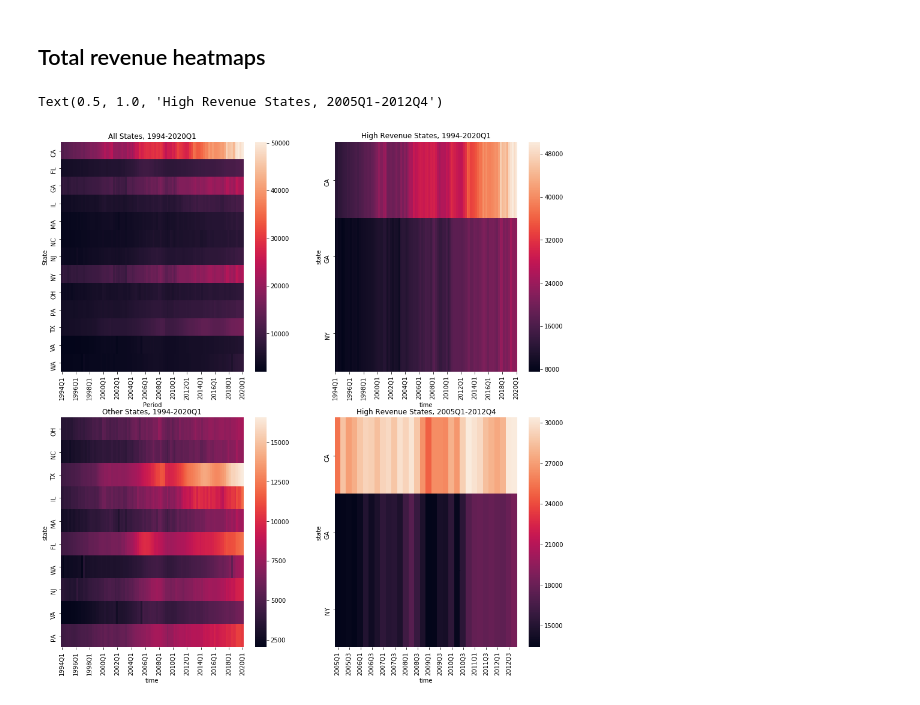
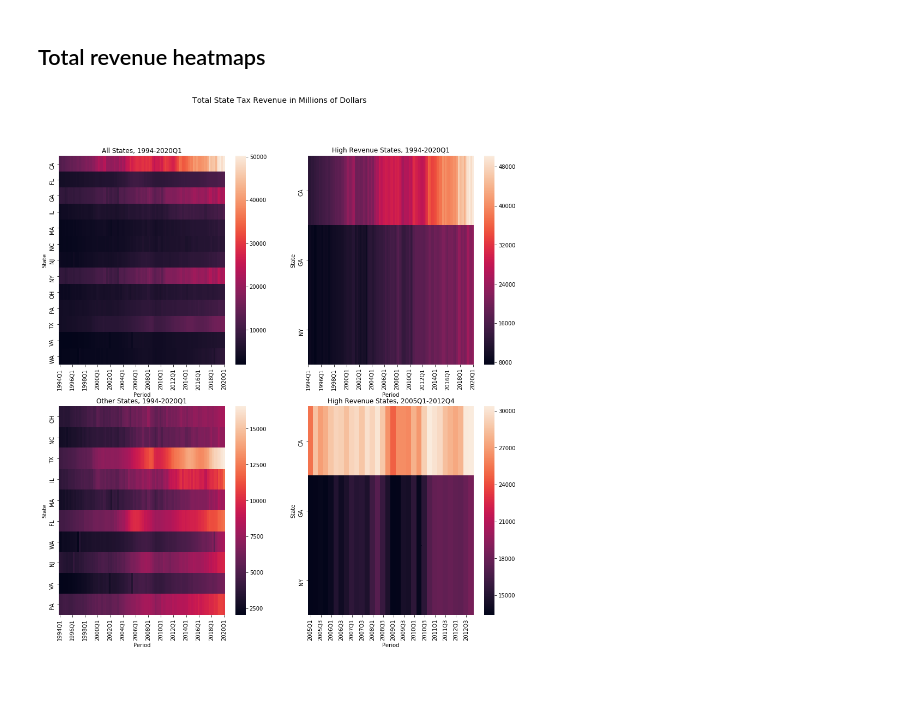
Before and after one commit to rcstein/qtax, a Jupyter notebook: QTax Data Analysis.ipynb, the cells around one changed output. Cells and saved outputs as stored; diff of their text form; code cells hidden in the pictures.

```diff
--- a/QTax Data Analysis.ipynb
+++ b/QTax Data Analysis.ipynb
@@ -146,0 +128,2 @@ SyntaxError: unexpected EOF while parsing (<ipython-input-28-ab5b5107a6f3>, line
+# %%
+texas_total.index = texas_total.index.to_period(freq = "Q")
@@ -160,8 +152,7 @@ top_15_totals = {"california":california_total,
                  "newjersey":newjersey_total,
                  "virginia":virginia_total,
                 "washington":washington_total,
-                 #"arizona":arizona_total, -- removing arizona becuase revenues are low relative to other states, makes
-                 #comparison difficult
+                 "arizona":arizona_total,
                  "massachusetts":massachusetts_total}
 # State abbreviation dict to make switching between full name / abbr easier
 abbr_lookup = {"california":"CA",
@@ -194,7 +185,11 @@ for key in top_15_totals:
     top_15_totals[key] = read_adj(key)
     #top_15_totals[key].time = top_15_totals[key].time.str.replace(":","-Q")
 # %%
-top_15_total = pd.DataFrame(columns = ["time","original","adjusted","state"])
+# Add state column, quarterly percent change and yearly percent change, combine into single data frame for
+# graphing
+top_15_total = pd.DataFrame(columns = ["time","original","adjusted","state","q_pct_change","y_pct_change"])
 for key in top_15_totals:
     top_15_totals[key]["state"] = abbr_lookup[key]
+    top_15_totals[key]["q_pct_change"] = top_15_totals[key]["adjusted"].pct_change()
+    top_15_totals[key]["y_pct_change"] = top_15_totals[key]["original"].pct_change(periods = 4) # using original non- adjusted vals for y-y change
     top_15_total = top_15_total.append(top_15_totals[key])
@@ -201,7 +205,7 @@ for key in top_15_totals:
 # %%
-top_15_total = top_15_total.pivot("time", "state", "adjusted")
-top_15_total.index = top_15_total.index.to_period(freq = "Q")
-top_15_total.head()
+top_15_total_val = top_15_total.pivot("time", "state", "adjusted")
+top_15_total_val.index = top_15_total_val.index.to_period(freq = "Q")
+top_15_total_val.head()
 # %% [output]
 | state | CA | FL | GA | IL | MA | NC | NJ | NY | OH | PA | TX | ... |
 | time |  |  |  |  |  |  |  |  |  |  |  | ... |
@@ -215,29 +219,37 @@ top_15_total.head()
 # %%
 fig, axs = plt.subplots(2,2, figsize=(15,15))
 ul = axs[0,0]
 ur = axs[0,1]
 ll = axs[1,0]
 lr = axs[1,1]
-sns.heatmap(top_15_total.transpose(),ax = ul,xticklabels = 8)
+
+sns.heatmap(top_15_total_val.transpose(),ax = ul,xticklabels = 8)
 ul.set_ylabel("State")
 ul.set_xlabel("Period")
 ul.set_title("All States, 1994-2020Q1")
 plt.subplots_adjust(bottom=.1)
 
 # Isolate high revenue states
 high_rev_states = ["CA","GA","NY"]
-sns.heatmap(top_15_total[high_rev_states].transpose(),ax = ur,xticklabels = 8)
+sns.heatmap(top_15_total_val[high_rev_states].transpose(),ax = ur,xticklabels = 8)
+ur.set_ylabel("State")
+ur.set_xlabel("Period")
 ur.set_title("High Revenue States, 1994-2020Q1")
 
 # Other states
 other_states = list(set(top_15_total.columns) - set(high_rev_states))
-sns.heatmap(top_15_total[other_states].transpose(),ax = ll,xticklabels = 8)
+sns.heatmap(top_15_total_val[other_states].transpose(),ax = ll,xticklabels = 8)
+ll.set_ylabel("State")
+ll.set_xlabel("Period")
 ll.set_title("Other States, 1994-2020Q1")
 
 # Zoom in on 2005-2012
-sns.heatmap(top_15_total.loc[pd.Period('2005Q1'):pd.Period('2012Q4'),:][high_rev_states].transpose(),
+sns.heatmap(top_15_total_val.loc[pd.Period('2005Q1'):pd.Period('2012Q4'),:][high_rev_states].transpose(),
             ax = lr,xticklabels = 2,robust = True)
+lr.set_ylabel("State")
+lr.set_xlabel("Period")
 lr.set_title("High Revenue States, 2005Q1-2012Q4")
+fig.suptitle("Total State Tax Revenue in Millions of Dollars",fontsize=14)
+plt.show()
 # %% [output]
-Text(0.5, 1.0, 'High Revenue States, 2005Q1-2012Q4')
-[figure, old version]
+[figure, new version]
```
Also changed, not shown: parts of 12 cells of this notebook, 2 other files.
